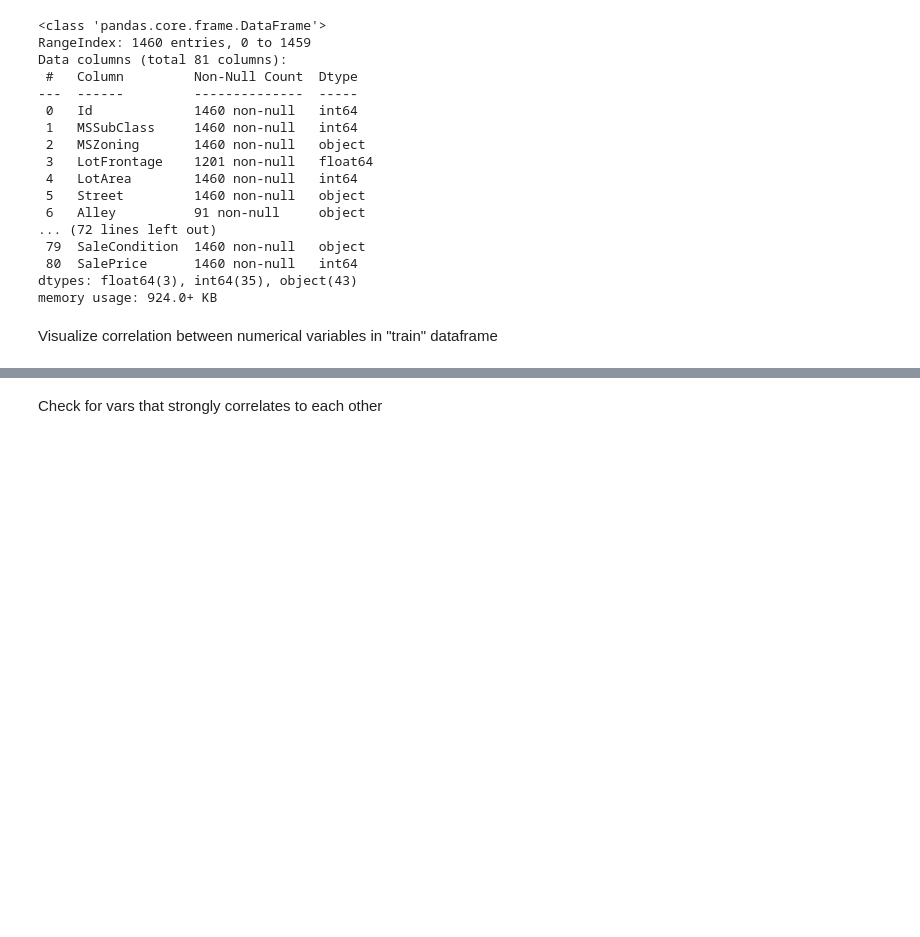
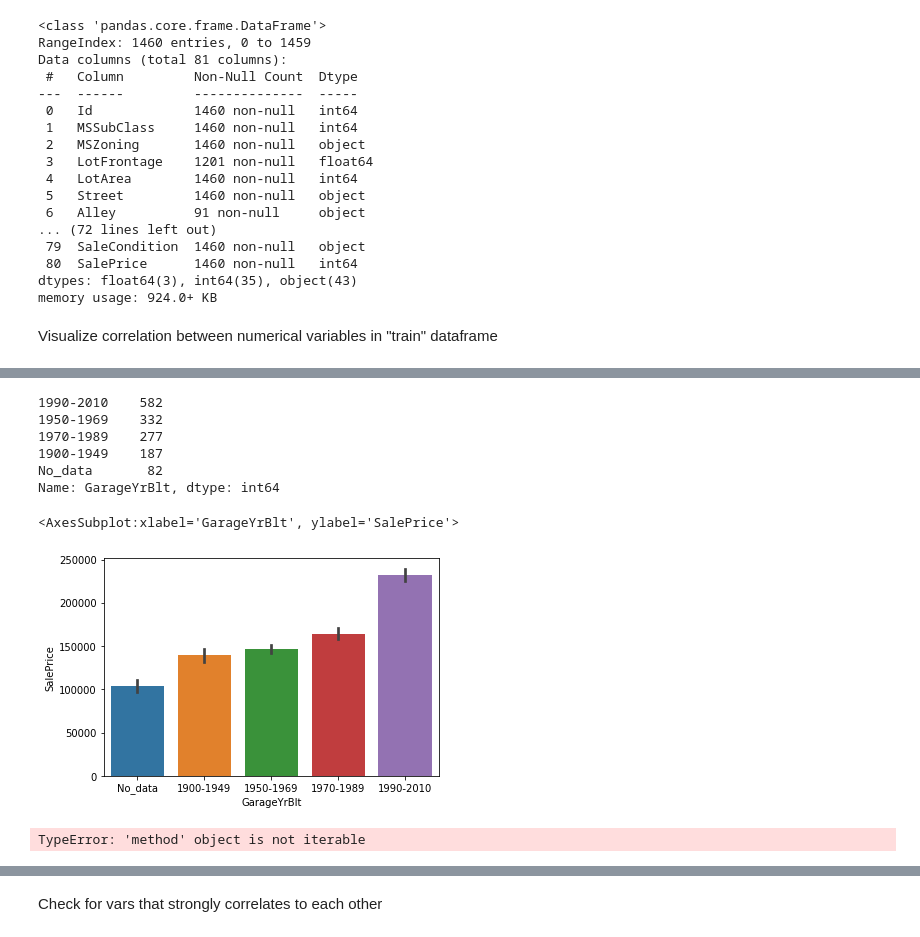
Before and after one commit to myredex/kaggle_house_price_prediction, a Jupyter notebook: kaggle-house-prices-basics.ipynb, the cells around one changed output, grey strips where cells are left out. Drawn from its saved outputs; the diff is of its cells as text; code cells hidden in the pictures; blank space fills up the shorter version.

```diff
--- a/kaggle-house-prices-basics.ipynb
+++ b/kaggle-house-prices-basics.ipynb
@@ -650,0 +664,17 @@ Total:  0
+# %%
+# Convert data from Categorical to numeric type
+train_df['GarageYrBlt']=pd.to_numeric(train_df['GarageYrBlt'])
+
+# Replace Nan by '1'
+train_df['GarageYrBlt'] = train_df['GarageYrBlt'].fillna(1)
+
+# Define bins borders
+bins = [0, 1900, 1950, 1970, 1990, 2010]
+
+# Create list of bined values
+group_names = ['No_data', '1900-1949', '1950-1969', '1970-1989', '1990-2010']
+
+# Create new column to DF
+train_df['GarageYrBlt'] = pd.cut(train_df['GarageYrBlt'], bins, labels=group_names, include_lowest=True)
+
+train_df['GarageYrBlt'].value_counts()
@@ -650,0 +709,22 @@ Total:  0
+# %%
+train_df["GarageYrBlt"].value_counts()
+# %% [output]
+1990-2010    582
+1950-1969    332
+1970-1989    277
+1900-1949    187
+No_data       82
+Name: GarageYrBlt, dtype: int64
+# %%
+sns.barplot(x=train_df['GarageYrBlt'], y=train_df['SalePrice'], data=train_df)
+# %% [output]
+<AxesSubplot:xlabel='GarageYrBlt', ylabel='SalePrice'>
+[figure, added]
+# %%
+# Replace missed values by mean
+train_df["LotFrontage"] = train_df["LotFrontage"].transform(lambda x: x.fillna(x.median))
+train_df["GarageYrBlt"] = train_df["GarageYrBlt"].transform(lambda x: x.fillna(x.median))
+
+train_df.isna().sum()
+# %% [output]
+TypeError: 'method' object is not iterable
```
Also changed, not shown: parts of 28 cells of this notebook.
